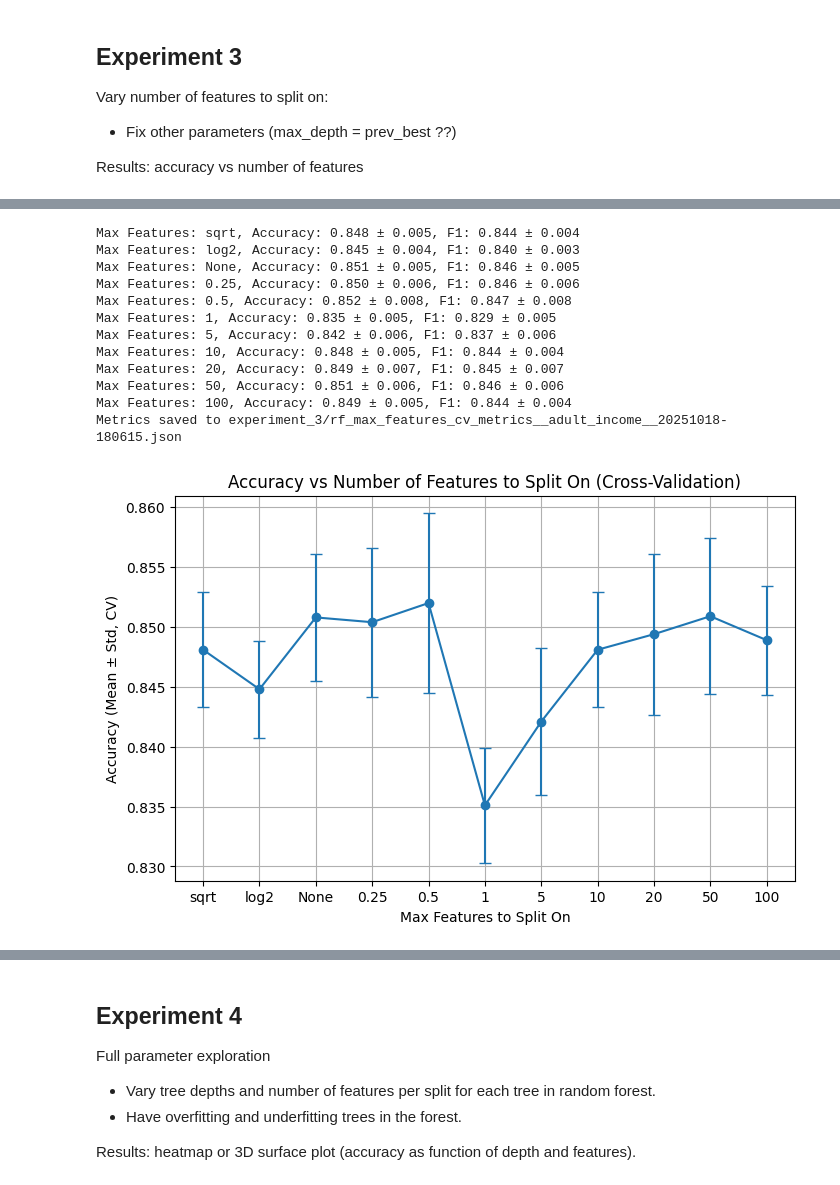
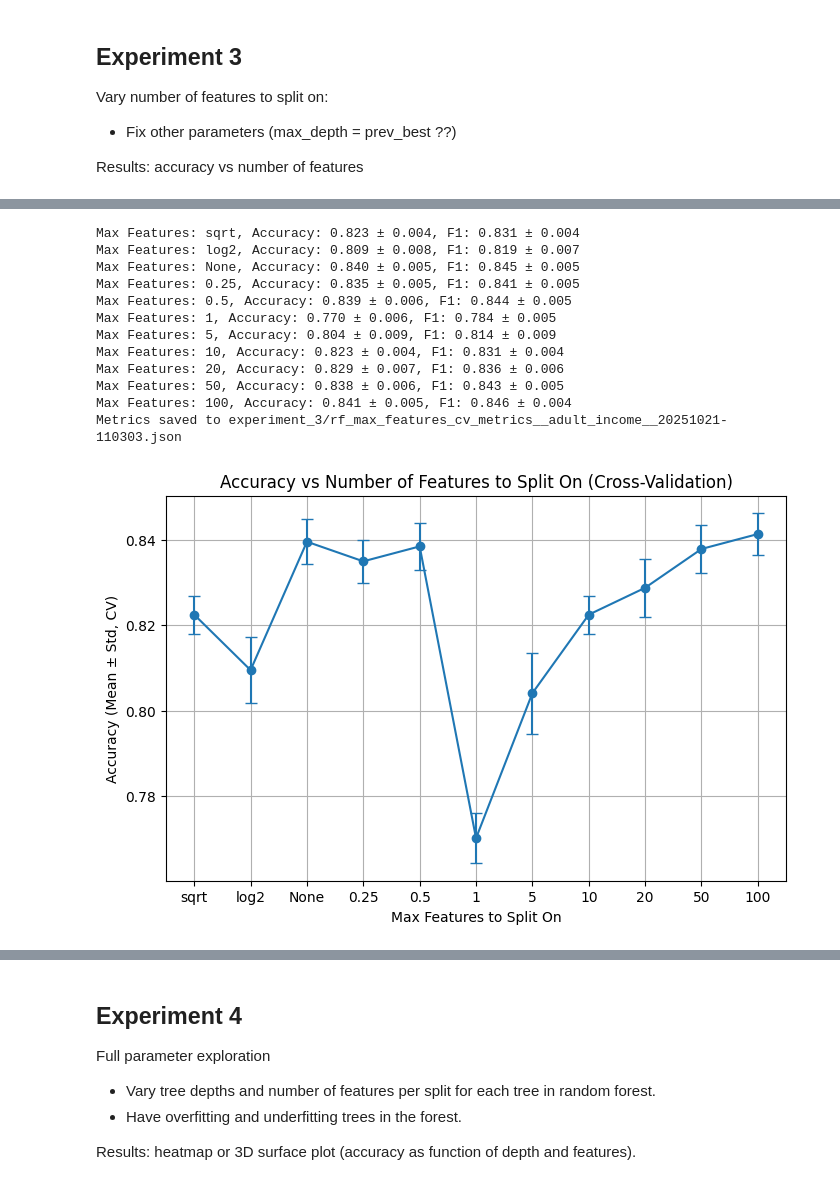
Before and after one commit to TasheelGovender/ML_assignment_4, a Jupyter notebook: src/assignment.ipynb, the cells around one changed output, grey strips where cells are left out. Saved outputs shown, nothing was run; the diff lists cells and outputs as text; code cells hidden in the pictures.

```diff
--- a/src/assignment.ipynb
+++ b/src/assignment.ipynb
@@ -191,7 +152,12 @@ adult_df['target'] = adult_df['target'].map({'<=50K': 0, '>50K': 1})
 adult_df = adult_df.dropna(subset=['target'])
 
 # Optional: sample for speed
-adult_df_sampled = adult_df.sample(n=10000, random_state=42)
+adult_df_sampled, _ = train_test_split(
+    adult_df,
+    train_size=10000,
+    stratify=adult_df['target'],
+    random_state=42
+)
 
 # Prepare features and target for CV
 adult_features = adult_df_sampled.drop('target', axis=1)
@@ -679,7 +742,7 @@ def run_max_features_experiment(
     random_state=42,
     results_dir='experiment_3',
     dataset_name='dataset',
-    cv=5
+    cv=8
 ):
     """
     Runs an experiment varying max_features for a Random Forest using cross-validation.
@@ -762,25 +827,27 @@ Metrics saved to experiment_3/rf_max_features_cv_metrics__wine__20251018-180438.
 # %%
 # Adult Income experiment
 adult_maxfeat_metrics, adult_maxfeat_filename = run_max_features_experiment(
     X_adult_processed, adult_target,
-    dataset_name='adult_income'
+    dataset_name='adult_income',
+    n_estimators=25,
+    max_depth=15
 )
 
 plot_max_features_vs_accuracy(adult_maxfeat_filename)
 # %% [output]
-Max Features: sqrt, Accuracy: 0.848 ± 0.005, F1: 0.844 ± 0.004
-Max Features: log2, Accuracy: 0.845 ± 0.004, F1: 0.840 ± 0.003
-Max Features: None, Accuracy: 0.851 ± 0.005, F1: 0.846 ± 0.005
-Max Features: 0.25, Accuracy: 0.850 ± 0.006, F1: 0.846 ± 0.006
-Max Features: 0.5, Accuracy: 0.852 ± 0.008, F1: 0.847 ± 0.008
-Max Features: 1, Accuracy: 0.835 ± 0.005, F1: 0.829 ± 0.005
-Max Features: 5, Accuracy: 0.842 ± 0.006, F1: 0.837 ± 0.006
-Max Features: 10, Accuracy: 0.848 ± 0.005, F1: 0.844 ± 0.004
-Max Features: 20, Accuracy: 0.849 ± 0.007, F1: 0.845 ± 0.007
-Max Features: 50, Accuracy: 0.851 ± 0.006, F1: 0.846 ± 0.006
-Max Features: 100, Accuracy: 0.849 ± 0.005, F1: 0.844 ± 0.004
-Metrics saved to experiment_3/rf_max_features_cv_metrics__adult_income__20251018-180615.json
+Max Features: sqrt, Accuracy: 0.823 ± 0.004, F1: 0.831 ± 0.004
+Max Features: log2, Accuracy: 0.809 ± 0.008, F1: 0.819 ± 0.007
+Max Features: None, Accuracy: 0.840 ± 0.005, F1: 0.845 ± 0.005
+Max Features: 0.25, Accuracy: 0.835 ± 0.005, F1: 0.841 ± 0.005
+Max Features: 0.5, Accuracy: 0.839 ± 0.006, F1: 0.844 ± 0.005
+Max Features: 1, Accuracy: 0.770 ± 0.006, F1: 0.784 ± 0.005
+Max Features: 5, Accuracy: 0.804 ± 0.009, F1: 0.814 ± 0.009
+Max Features: 10, Accuracy: 0.823 ± 0.004, F1: 0.831 ± 0.004
+Max Features: 20, Accuracy: 0.829 ± 0.007, F1: 0.836 ± 0.006
+Max Features: 50, Accuracy: 0.838 ± 0.006, F1: 0.843 ± 0.005
+Max Features: 100, Accuracy: 0.841 ± 0.005, F1: 0.846 ± 0.004
+Metrics saved to experiment_3/rf_max_features_cv_metrics__adult_income__20251021-110303.json
-[figure, old version]
+[figure, new version]
 # %%
 # MNIST experiment
 mnist_metrics, mnist_filename = run_max_features_experiment(
```
Also changed, not shown: parts of 24 cells of this notebook, 14 other files.
